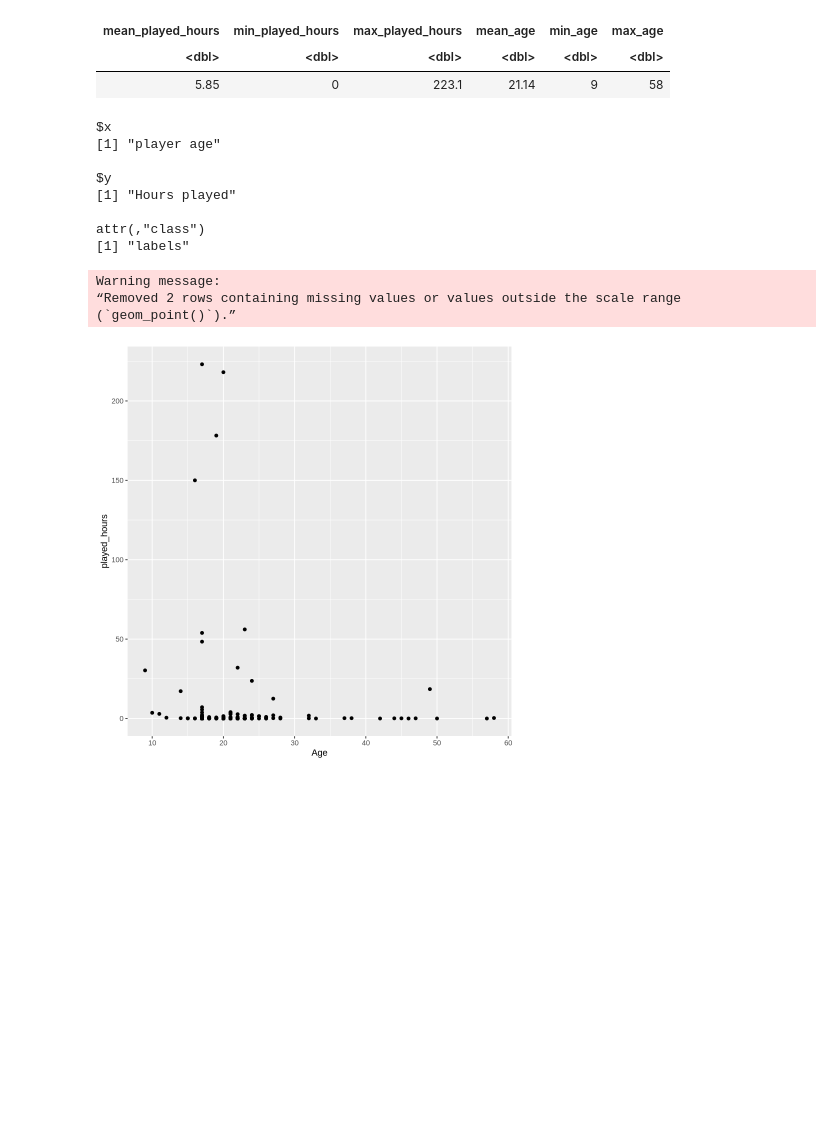
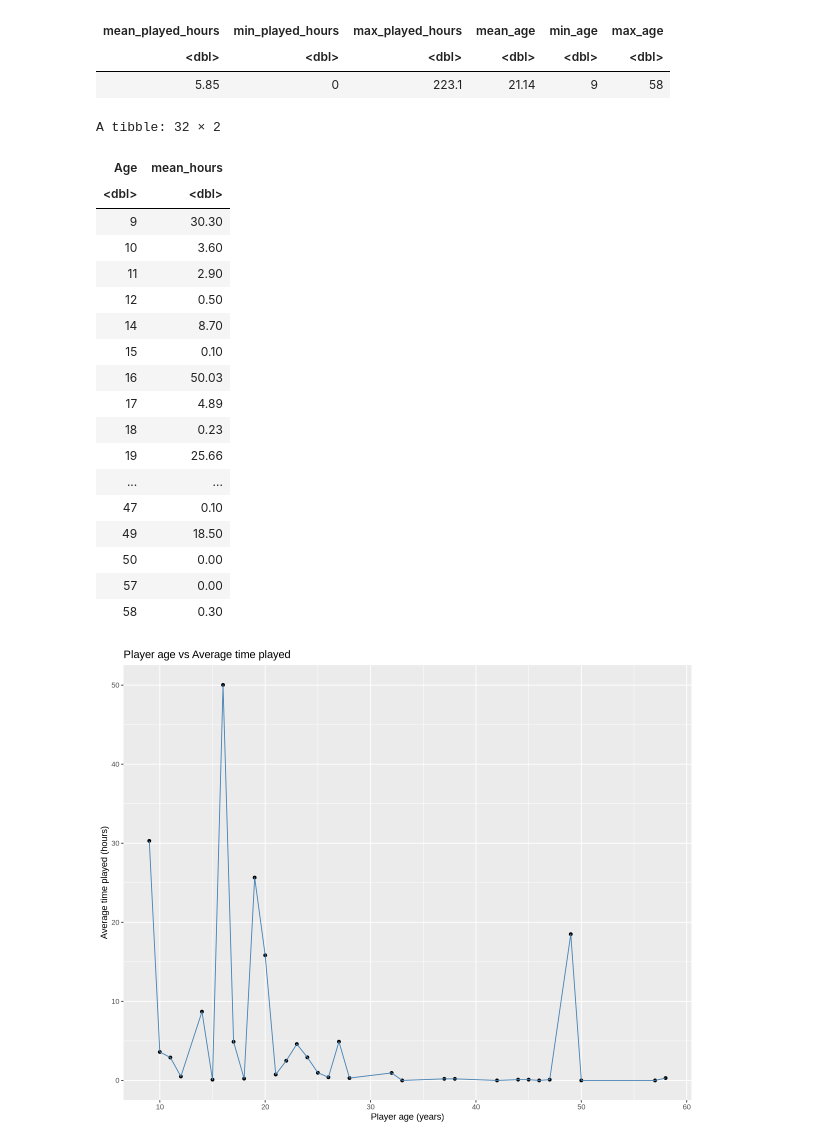
Before and after one commit to ksp1113/dsci-100-indivudal-kp, a Jupyter notebook: ksp-individual-dsci100.ipynb, the cells around one changed output. Saved outputs shown, nothing was run; the diff lists cells and outputs as text; code cells hidden in the pictures; blank space fills up the shorter version.

```diff
--- a/ksp-individual-dsci100.ipynb
+++ b/ksp-individual-dsci100.ipynb
@@ -93,21 +75,38 @@ A tibble: 1 × 6
 | mean_played_hours | min_played_hours | max_played_hours | mean_age | min_age | max_age |
 | <dbl> | <dbl> | <dbl> | <dbl> | <dbl> | <dbl> |
 | 5.85 | 0 | 223.1 | 21.14 | 9 | 58 |
-# %%
-age_plot <- ggplot(players, aes(x=Age, y = played_hours)) +
-            geom_point()
-            labs(x= "player age", y = "Hours played")
-age_plot
-# %% [output]
-$x
-[1] "player age"
-
-$y
-[1] "Hours played"
-
-attr(,"class")
-[1] "labels"
-Warning message:
-“Removed 2 rows containing missing values or values outside the scale range
-(`geom_point()`).”
-[figure, removed]
+# %%
+#Start with filtering all data that has the age variable and then find the mean hours
+age_summary <- players |>
+  filter(!is.na(Age)) |>
+  group_by(Age) |>
+  summarize(mean_hours = round(mean(played_hours, na.rm = TRUE), 2))
+age_summary
+
+#Plot the data in a scatterplot with a line, remove all non permissible data by using na.rm=TRUE
+age_plot <- ggplot(age_summary, aes(x=Age, y = mean_hours)) +
+            geom_point(na.rm=TRUE)+
+            geom_line(color="steelblue", na.rm=TRUE)+
+            labs(x= "Player age (years)", y = "Average time played (hours)", title = "Player age vs Average time played")
+age_plot
+# %% [output]
+A tibble: 32 × 2
+| Age | mean_hours |
+| <dbl> | <dbl> |
+| 9 | 30.30 |
+| 10 | 3.60 |
+| 11 | 2.90 |
+| 12 | 0.50 |
+| 14 | 8.70 |
+| 15 | 0.10 |
+| 16 | 50.03 |
+| 17 | 4.89 |
+| 18 | 0.23 |
+| 19 | 25.66 |
+| ... | ... |
+| 47 | 0.10 |
+| 49 | 18.50 |
+| 50 | 0.00 |
+| 57 | 0.00 |
+| 58 | 0.30 |
+[figure, added]
```
Also changed, not shown: parts of 8 cells of this notebook.
